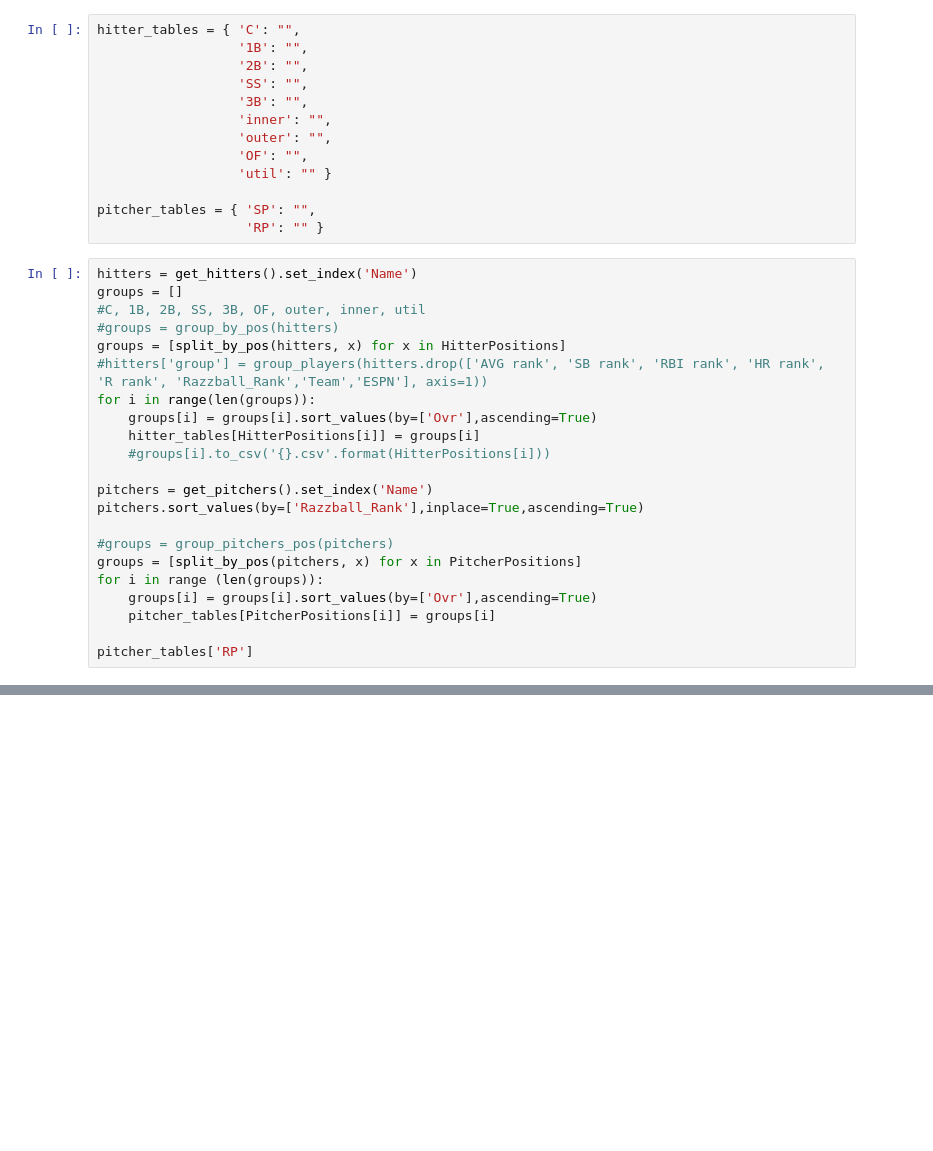
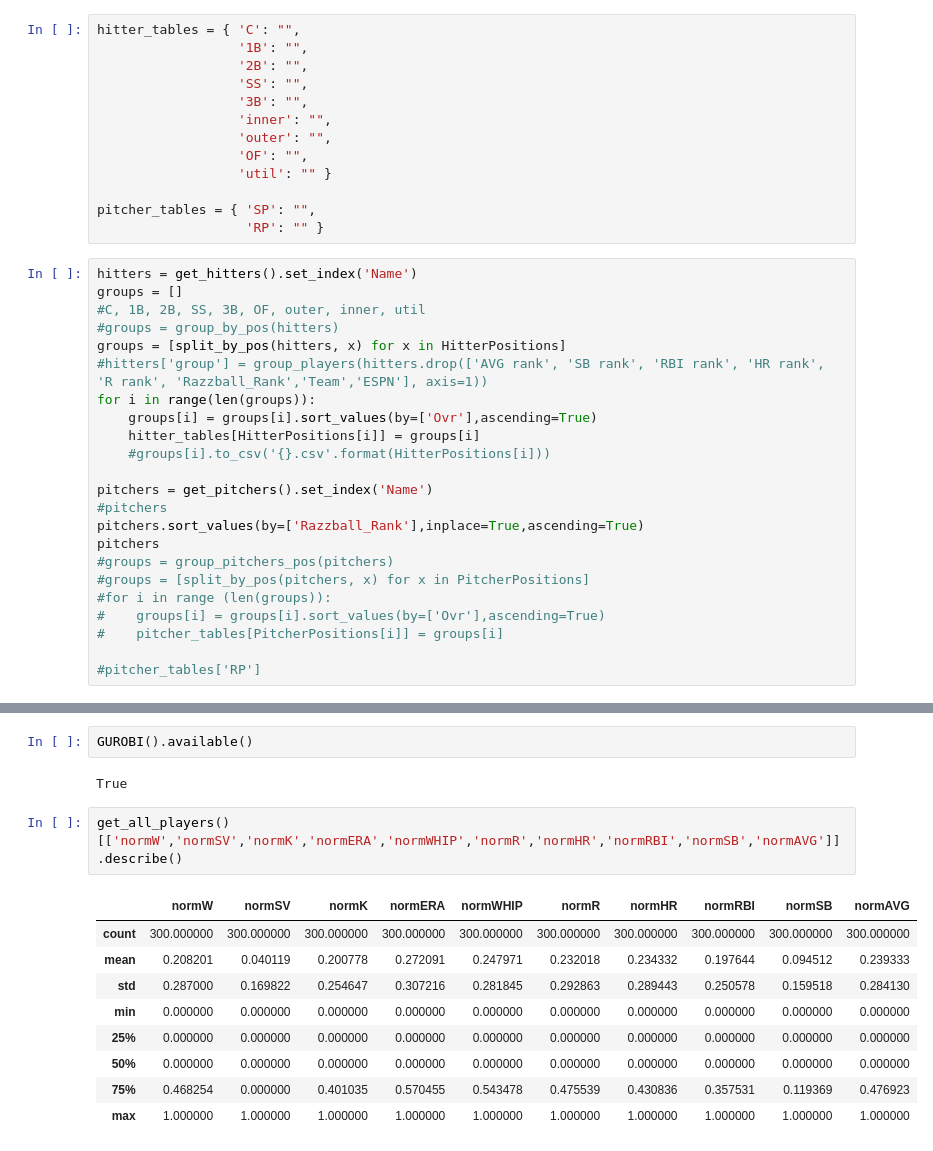
Before and after one commit to samozm/rotissarie_baseball, a Jupyter notebook: Baseball_Drafter.ipynb, the cells around one changed output, grey strips where cells are left out. Drawn from its saved outputs; the diff is of its cells as text; blank space fills up the shorter version.

```diff
--- a/Baseball_Drafter.ipynb
+++ b/Baseball_Drafter.ipynb
@@ -150,13 +194,14 @@ for i in range(len(groups)):
     #groups[i].to_csv('{}.csv'.format(HitterPositions[i]))
 
 pitchers = get_pitchers().set_index('Name')
+#pitchers
 pitchers.sort_values(by=['Razzball_Rank'],inplace=True,ascending=True)
+pitchers
+#groups = group_pitchers_pos(pitchers)
+#groups = [split_by_pos(pitchers, x) for x in PitcherPositions]
+#for i in range (len(groups)):
+#    groups[i] = groups[i].sort_values(by=['Ovr'],ascending=True)
+#    pitcher_tables[PitcherPositions[i]] = groups[i]
 
-#groups = group_pitchers_pos(pitchers)
-groups = [split_by_pos(pitchers, x) for x in PitcherPositions]
-for i in range (len(groups)):
-    groups[i] = groups[i].sort_values(by=['Ovr'],ascending=True)
-    pitcher_tables[PitcherPositions[i]] = groups[i]
-
-pitcher_tables['RP']
+#pitcher_tables['RP']
 # %% [output]
@@ -384,0 +1569,16 @@ all_players
+# %%
+GUROBI().available()
+# %% [output]
+True
+# %%
+get_all_players()[['normW','normSV','normK','normERA','normWHIP','normR','normHR','normRBI','normSB','normAVG']].describe()
+# %% [output]
+|  | normW | normSV | normK | normERA | normWHIP | normR | normHR | normRBI | normSB | normAVG |
+| count | 300.000000 | 300.000000 | 300.000000 | 300.000000 | 300.000000 | 300.000000 | 300.000000 | 300.000000 | 300.000000 | 300.000000 |
+| mean | 0.208201 | 0.040119 | 0.200778 | 0.272091 | 0.247971 | 0.232018 | 0.234332 | 0.197644 | 0.094512 | 0.239333 |
+| std | 0.287000 | 0.169822 | 0.254647 | 0.307216 | 0.281845 | 0.292863 | 0.289443 | 0.250578 | 0.159518 | 0.284130 |
+| min | 0.000000 | 0.000000 | 0.000000 | 0.000000 | 0.000000 | 0.000000 | 0.000000 | 0.000000 | 0.000000 | 0.000000 |
+| 25% | 0.000000 | 0.000000 | 0.000000 | 0.000000 | 0.000000 | 0.000000 | 0.000000 | 0.000000 | 0.000000 | 0.000000 |
+| 50% | 0.000000 | 0.000000 | 0.000000 | 0.000000 | 0.000000 | 0.000000 | 0.000000 | 0.000000 | 0.000000 | 0.000000 |
+| 75% | 0.468254 | 0.000000 | 0.401035 | 0.570455 | 0.543478 | 0.475539 | 0.430836 | 0.357531 | 0.119369 | 0.476923 |
+| max | 1.000000 | 1.000000 | 1.000000 | 1.000000 | 1.000000 | 1.000000 | 1.000000 | 1.000000 | 1.000000 | 1.000000 |
```
Also changed, not shown: parts of 19 cells of this notebook, 6 other files.
